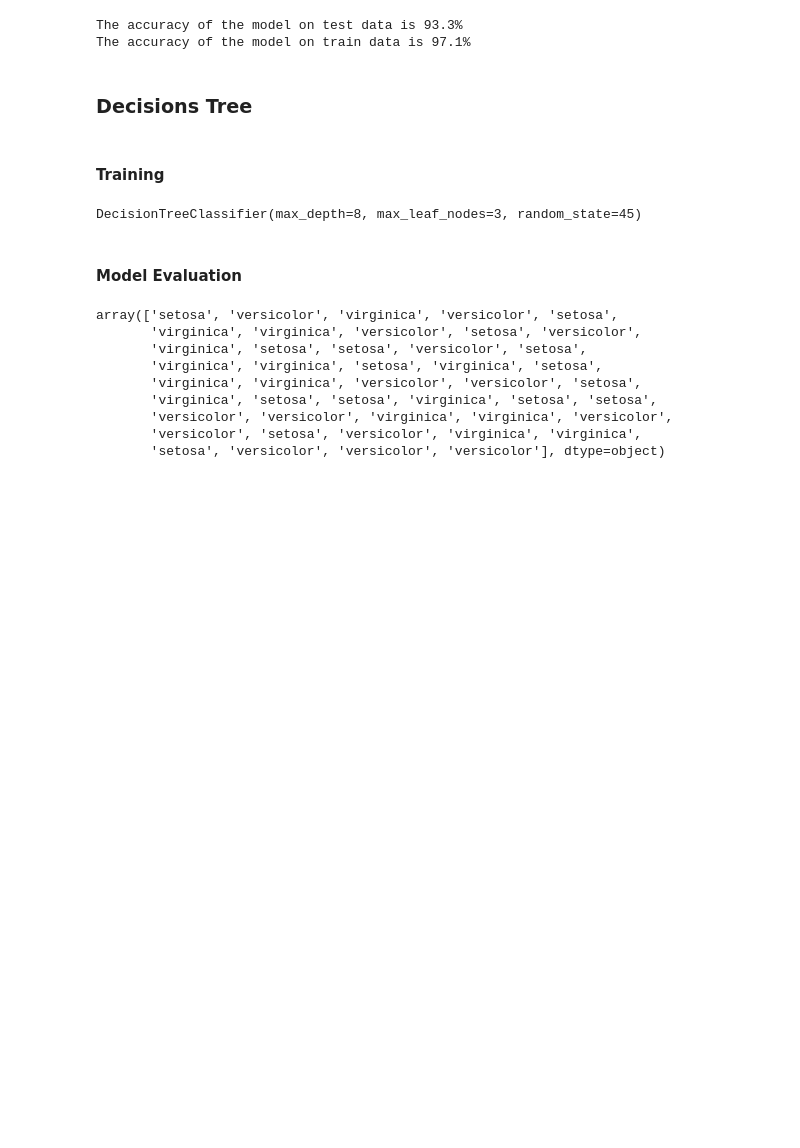
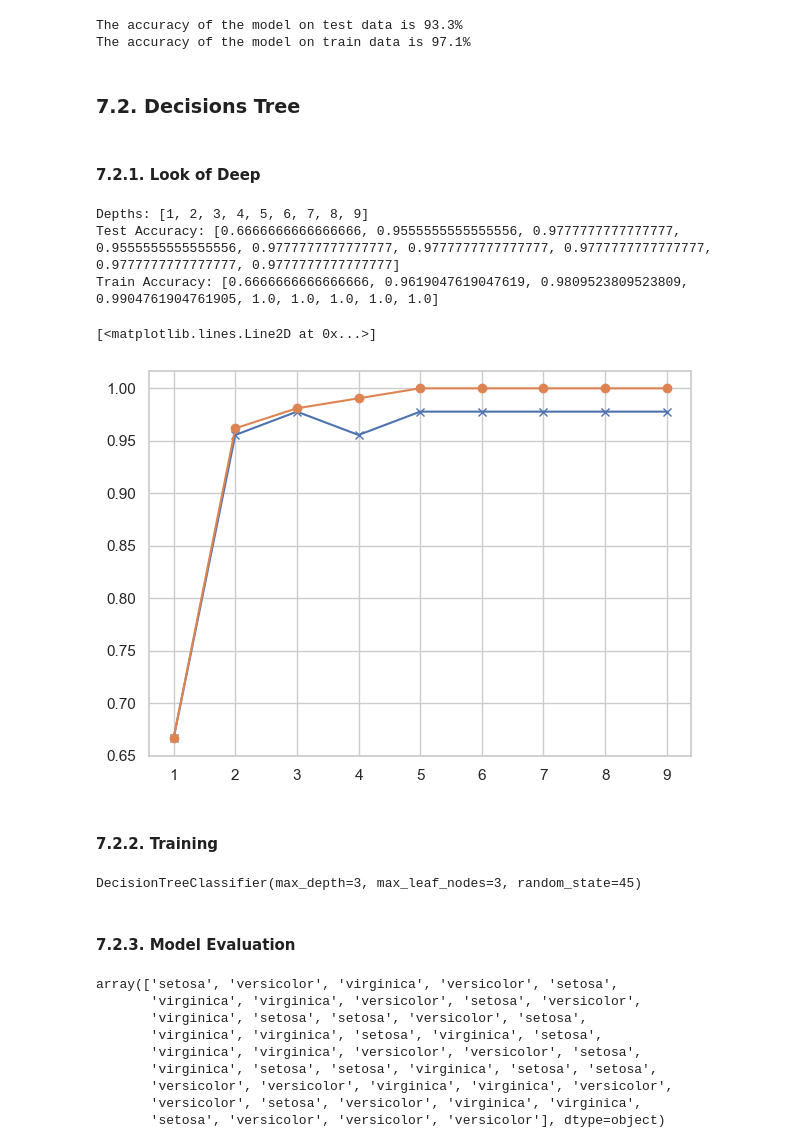
Before and after one commit to dparedes616/classification_iris, a Jupyter notebook: iris_clasificación.ipynb, the cells around one changed output. Saved outputs shown, nothing was run; the diff lists cells and outputs as text; code cells hidden in the pictures; blank space fills up the shorter version.

Commit message:
end of model tree

```diff
--- a/iris_clasificación.ipynb
+++ b/iris_clasificación.ipynb
@@ -406,7 +410,7 @@ print("The accuracy of the model on train data is " + str(round(acc_KNN_2 * 100,
 The accuracy of the model on test data is 93.3%
 The accuracy of the model on train data is 97.1%
 # %% [markdown]
-### Decisions Tree
+### 7.2. Decisions Tree
 # %%
 from sklearn.tree import DecisionTreeClassifier
 from sklearn.tree import DecisionTreeRegressor
@@ -413,16 +418,53 @@ from sklearn.tree import DecisionTreeRegressor
+# %% [markdown]
+#### 7.2.1. Look of Deep
+# %%
+# Definir el rango de profundidades del árbol de decisión
+depth_range = range(1, 10)
+acc_test = []
+acc_train = []
+
+# Iterar sobre el rango de profundidades
+for depth in depth_range:
+    # Inicializar el clasificador con la profundidad actual
+    model = DecisionTreeClassifier(random_state=0, max_depth=depth)
+    model.fit(X_train, y_train)  # Entrenar el modelo
+
+    # Predecir y calcular precisión para el conjunto de prueba y entrenamiento
+    y_pred_test = model.predict(X_test)
+    y_pred_train = model.predict(X_train)
+
+    # Calcular la métrica de precisión
+    acc_test.append(accuracy_score(y_test, y_pred_test))
+    acc_train.append(accuracy_score(y_train, y_pred_train))
+
+# Imprimir los resultados
+print("Depths:", list(depth_range))
+print("Test Accuracy:", acc_test)
+print("Train Accuracy:", acc_train)
+# %% [output]
+Depths: [1, 2, 3, 4, 5, 6, 7, 8, 9]
+Test Accuracy: [0.6666666666666666, 0.9555555555555556, 0.9777777777777777, 0.9555555555555556, 0.9777777777777777, 0.9777777777777777, 0.9777777777777777, 0.9777777777777777, 0.9777777777777777]
+Train Accuracy: [0.6666666666666666, 0.9619047619047619, 0.9809523809523809, 0.9904761904761905, 1.0, 1.0, 1.0, 1.0, 1.0]
+# %%
+fig9=plt.figure(figsize=(7, 5))
+plt.plot(deep,acc_test,marker="x")
+plt.plot(deep,acc_train, marker="o")
+# %% [output]
+[<matplotlib.lines.Line2D at 0x...>]
+[figure, added]
 # %% [markdown]
-#### Training
+#### 7.2.2. Training
 # %%
 Model_tree = DecisionTreeClassifier(
-    max_depth=8,
+    max_depth=3,
     random_state=45,
     max_leaf_nodes=3
 )
 Model_tree.fit(X_train,y_train)
 # %% [output]
-DecisionTreeClassifier(max_depth=8, max_leaf_nodes=3, random_state=45)
+DecisionTreeClassifier(max_depth=3, max_leaf_nodes=3, random_state=45)
 # %% [markdown]
-#### Model Evaluation
+#### 7.2.3. Model Evaluation
 # %%
 y_predicted_tree = Model_tree.predict(X_test)
 y_predicted_tree
```
Also changed, not shown: parts of 44 cells of this notebook.
